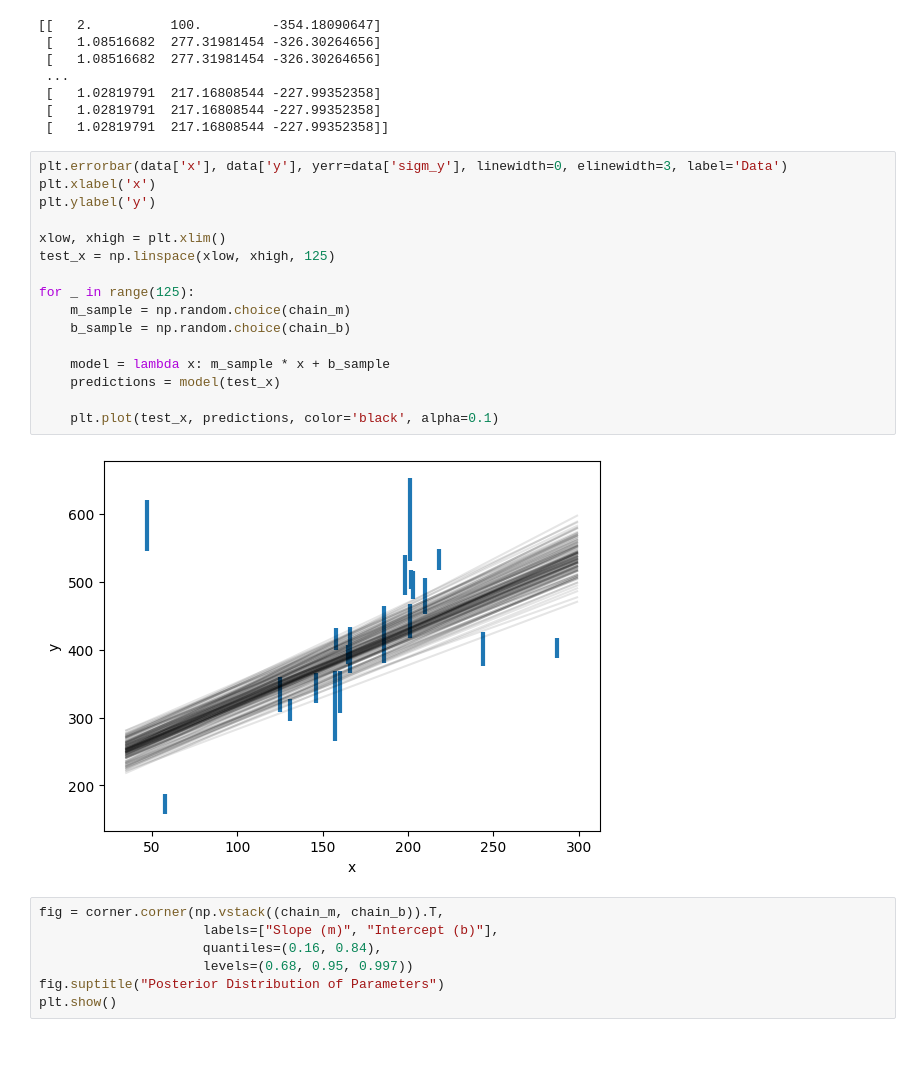
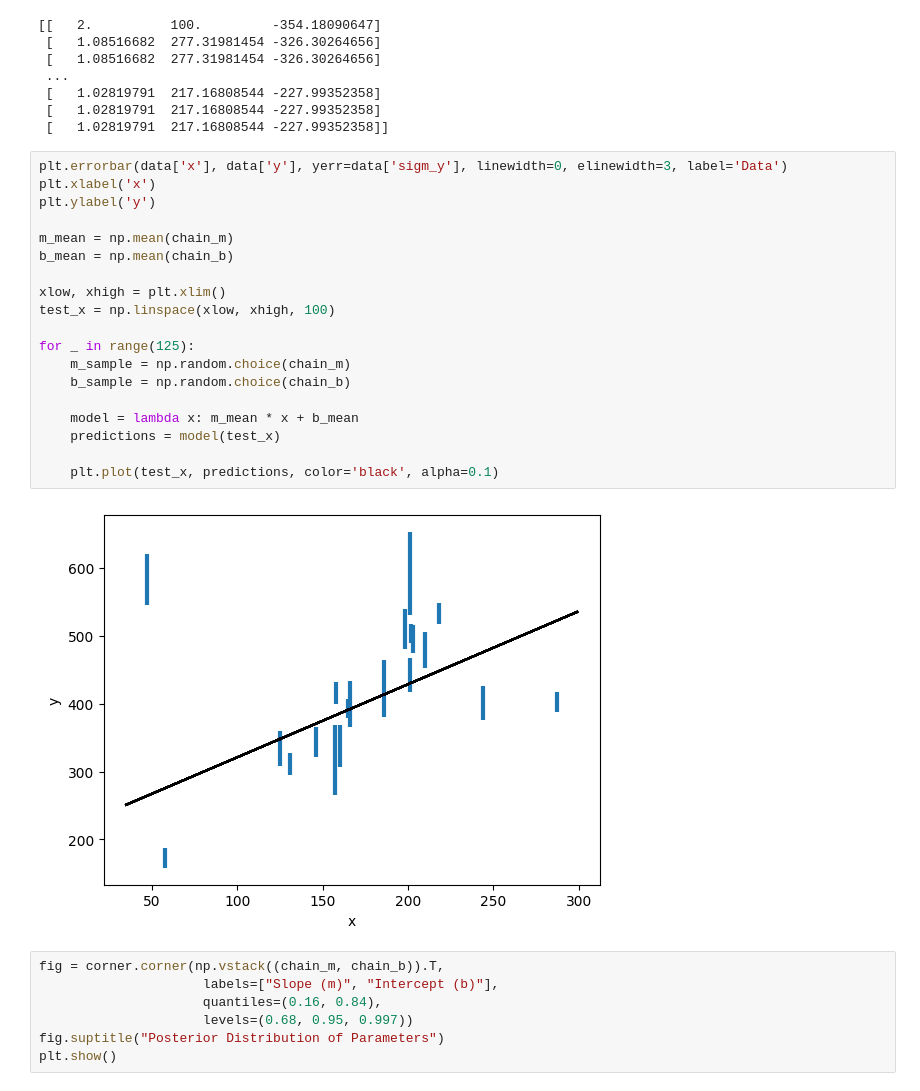
Before and after one commit to R-bna/sci-comp-ii-fall24, a Jupyter notebook: Working/HW4 metropolis sampling.ipynb, the cells around one changed output. Saved outputs shown, nothing was run; the diff lists cells and outputs as text; blank space fills up the shorter version.

```diff
--- a/Working/HW4 metropolis sampling.ipynb
+++ b/Working/HW4 metropolis sampling.ipynb
@@ -109,21 +109,24 @@ print(chain_data)
 # %%
 plt.errorbar(data['x'], data['y'], yerr=data['sigm_y'], linewidth=0, elinewidth=3, label='Data')
 plt.xlabel('x')
 plt.ylabel('y')
 
+m_mean = np.mean(chain_m)
+b_mean = np.mean(chain_b)
+
 xlow, xhigh = plt.xlim()
-test_x = np.linspace(xlow, xhigh, 125)
+test_x = np.linspace(xlow, xhigh, 100)
 
 for _ in range(125):
     m_sample = np.random.choice(chain_m)
     b_sample = np.random.choice(chain_b)
 
-    model = lambda x: m_sample * x + b_sample
+    model = lambda x: m_mean * x + b_mean
     predictions = model(test_x)
 
     plt.plot(test_x, predictions, color='black', alpha=0.1)
 # %% [output]
-[figure, old version]
+[figure, new version]
 # %%
 fig = corner.corner(np.vstack((chain_m, chain_b)).T,
                      labels=["Slope (m)", "Intercept (b)"],
```
Also changed, not shown: parts of 2 cells of this notebook.
